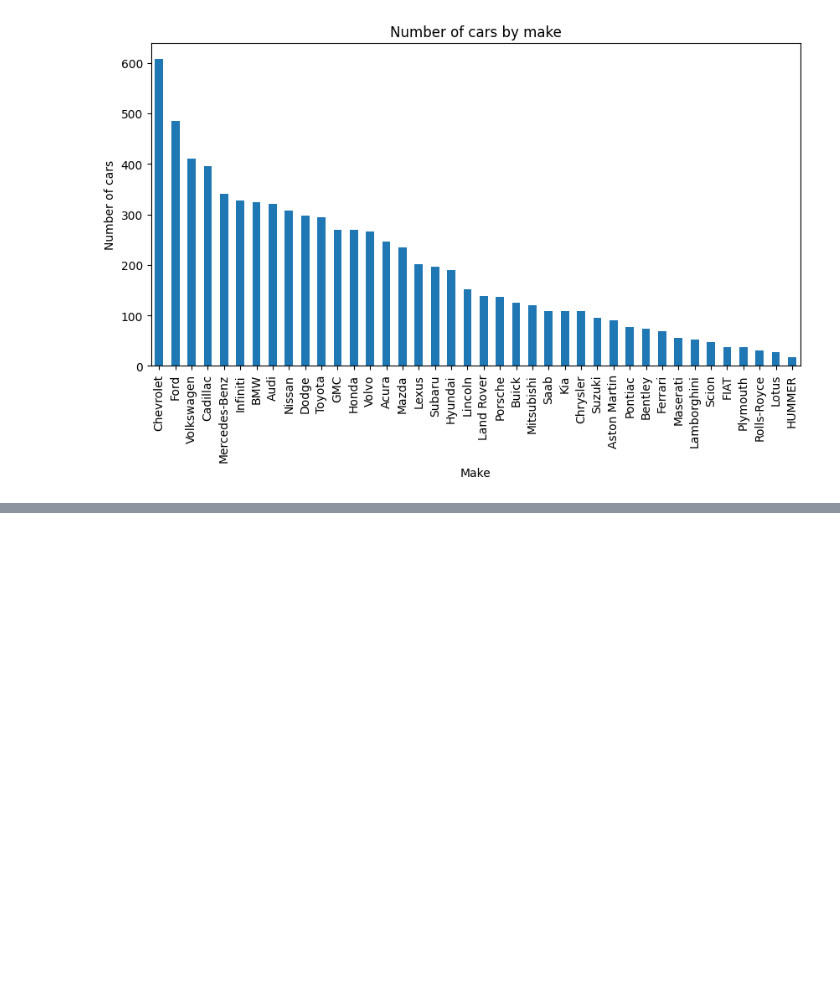
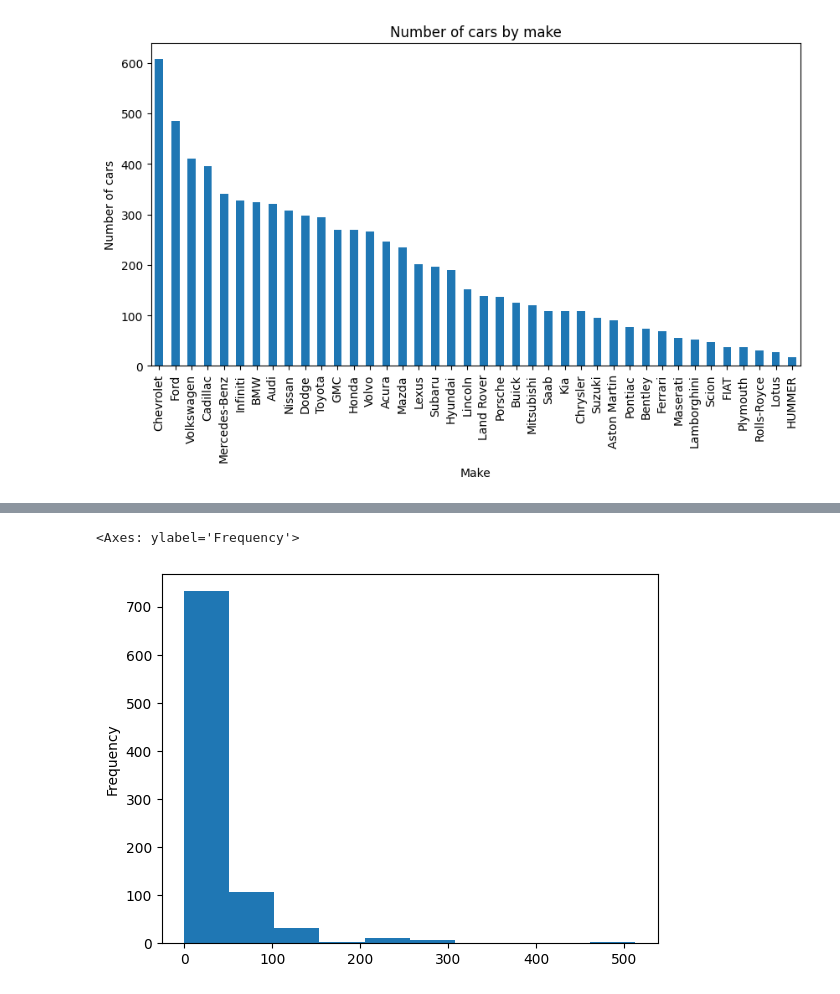
Before and after one commit to beniamine3155/Exploratory_Data_Analysis, a Jupyter notebook: eda.ipynb, the cells around one changed output, grey strips where cells are left out. Cells and saved outputs as stored; diff of their text form; code cells hidden in the pictures; blank space fills up the shorter version.

```diff
--- a/eda.ipynb
+++ b/eda.ipynb
@@ -240,0 +342,5 @@ Text(0.5, 0, 'Make')
+# %%
+df2['Fare'].plot(kind='hist')
+# %% [output]
+<Axes: ylabel='Frequency'>
+[figure, added]
```
Also changed, not shown: parts of 37 cells of this notebook, 2 other files.
